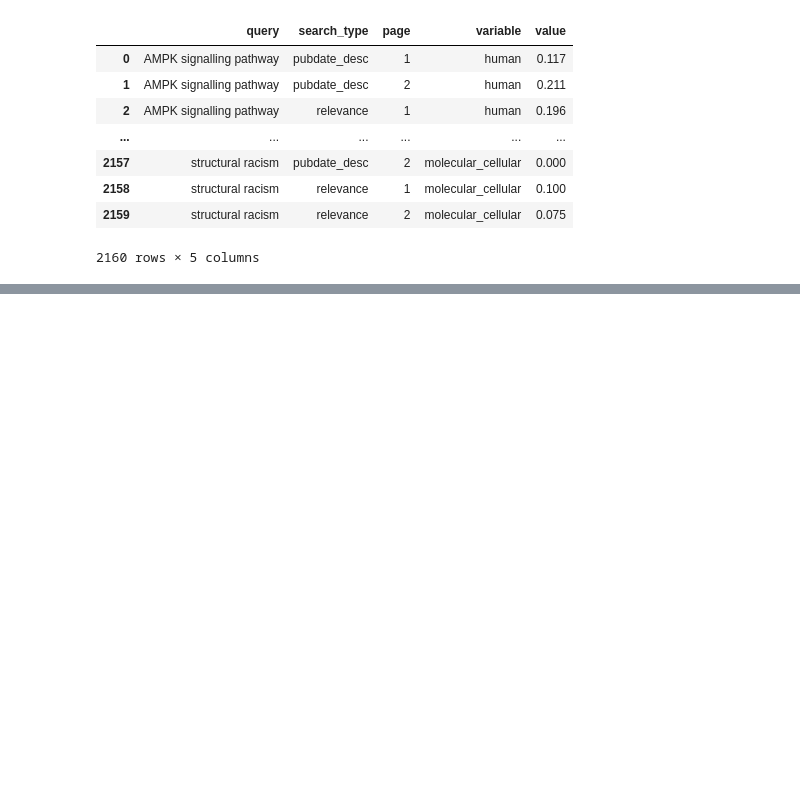
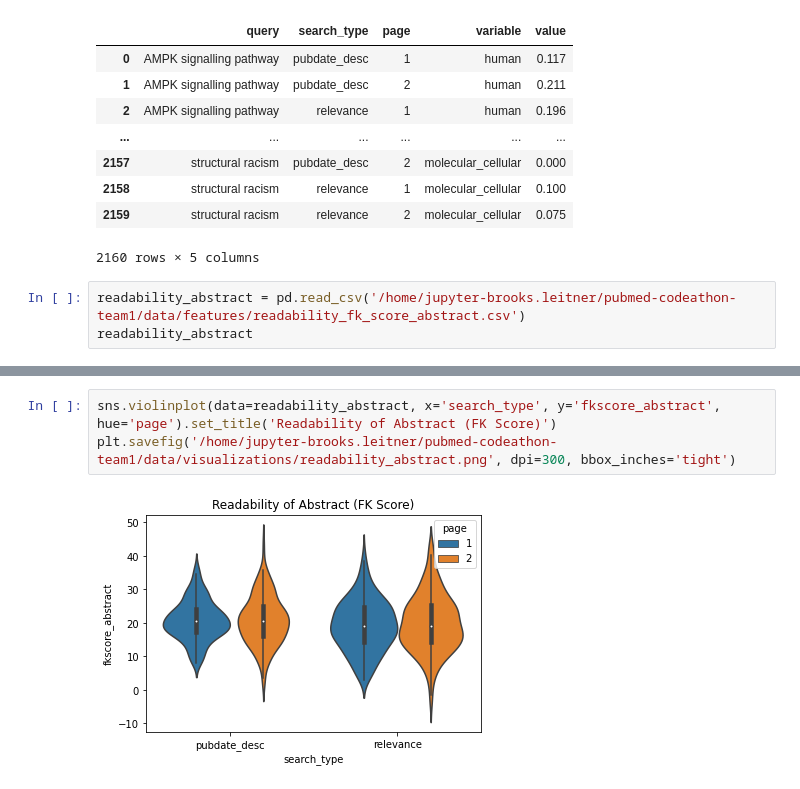
Before and after one commit to NCBI-Codeathons/pubmed-codeathon-team1, a Jupyter notebook: notebooks/data_visualizations_bl.ipynb, the cells around one changed output, grey strips where cells are left out. Saved outputs shown, nothing was run; the diff lists cells and outputs as text; blank space fills up the shorter version.

Commit message:
Day 3 Statistics and Figures

```diff
--- a/notebooks/data_visualizations_bl.ipynb
+++ b/notebooks/data_visualizations_bl.ipynb
@@ -98,3 +175,6 @@ human_mol_cell_melt
 | 2158 | structural racism | relevance | 1 | molecular_cellular | 0.100 |
 | 2159 | structural racism | relevance | 2 | molecular_cellular | 0.075 |
 2160 rows × 5 columns
+# %%
+readability_abstract = pd.read_csv('/home/jupyter-brooks.leitner/pubmed-codeathon-team1/data/features/readability_fk_score_abstract.csv')
+readability_abstract
@@ -100,0 +191,5 @@ human_mol_cell_melt
+# %%
+sns.violinplot(data=readability_abstract, x='search_type', y='fkscore_abstract', hue='page').set_title('Readability of Abstract (FK Score)')
+plt.savefig('/home/jupyter-brooks.leitner/pubmed-codeathon-team1/data/visualizations/readability_abstract.png', dpi=300, bbox_inches='tight')
+# %% [output]
+[figure, added]
```
Also changed, not shown: parts of 23 cells of this notebook, 2 other files.
